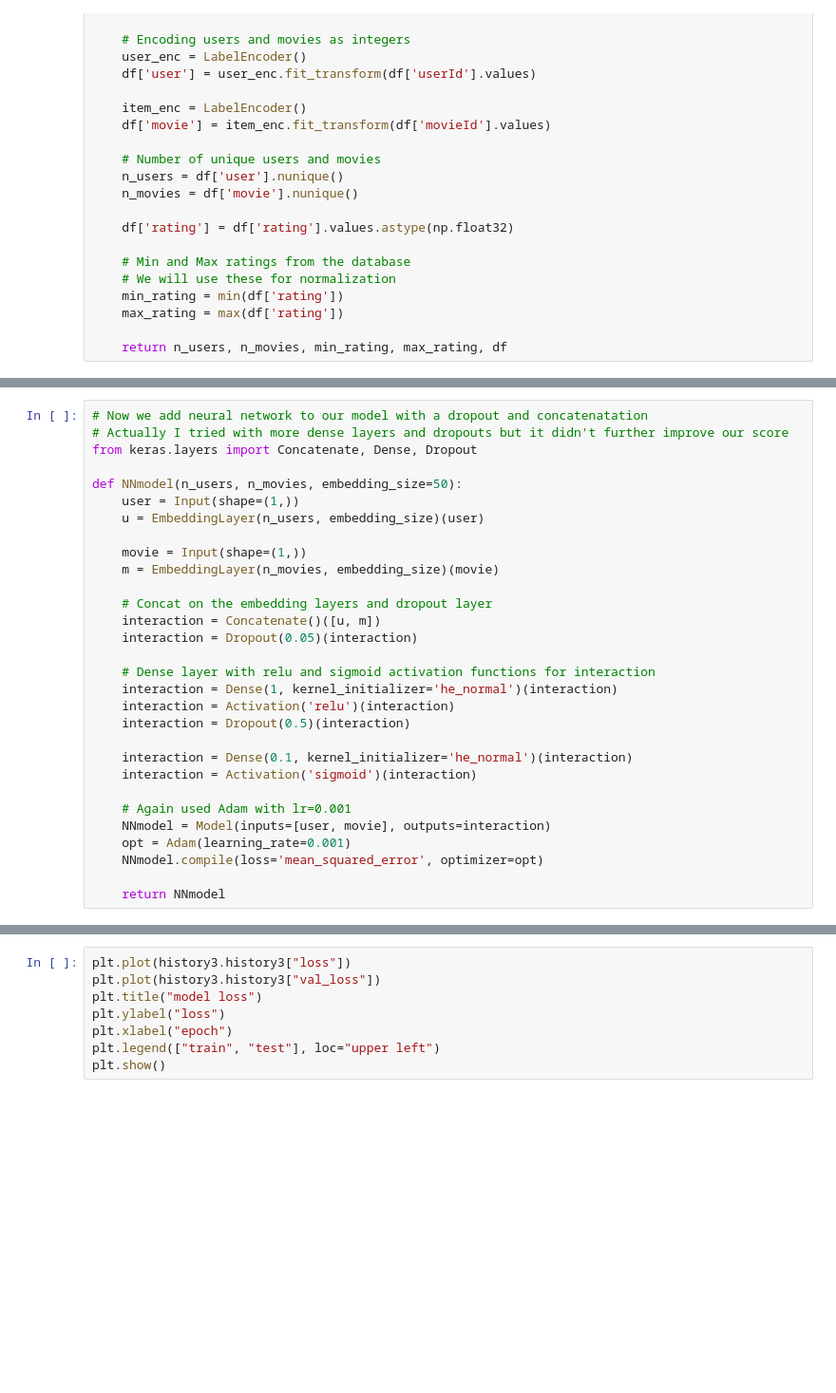
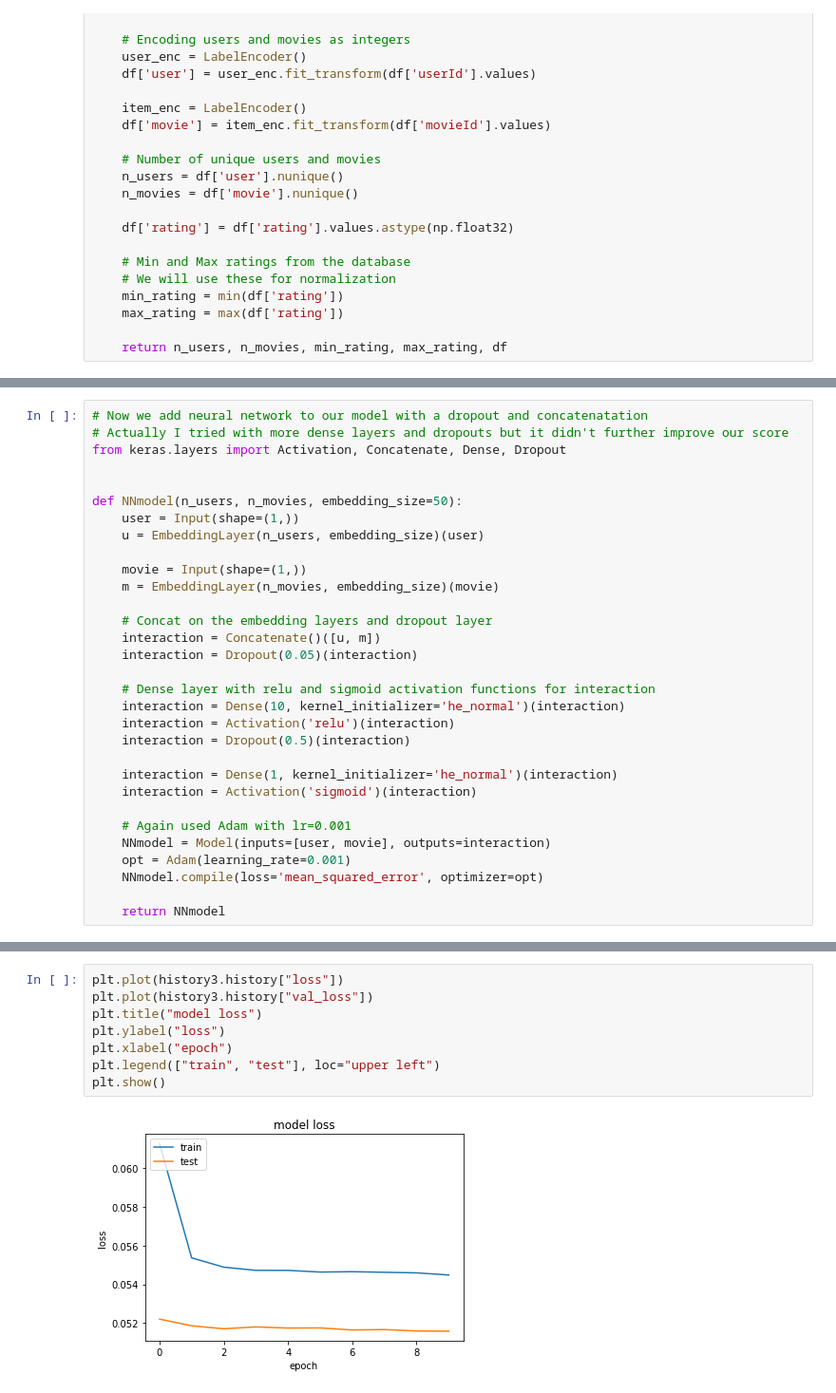
Before and after one commit to Aerospacerr/Recommender-Systems-by-Neural-Network, a Jupyter notebook: NN_Recommender_System.ipynb, the cells around one changed output, grey strips where cells are left out. Shown at 95% size. Cells and saved outputs as stored; diff of their text form; blank space fills up the shorter version.

```diff
--- a/NN_Recommender_System.ipynb
+++ b/NN_Recommender_System.ipynb
@@ -220,7 +295,8 @@ plt.show()
 # %%
 # Now we add neural network to our model with a dropout and concatenatation
 # Actually I tried with more dense layers and dropouts but it didn't further improve our score
-from keras.layers import Concatenate, Dense, Dropout
+from keras.layers import Activation, Concatenate, Dense, Dropout
+
 
 def NNmodel(n_users, n_movies, embedding_size=50):
     user = Input(shape=(1,))
@@ -234,11 +310,11 @@ def NNmodel(n_users, n_movies, embedding_size=50):
     interaction = Dropout(0.05)(interaction)
 
     # Dense layer with relu and sigmoid activation functions for interaction
-    interaction = Dense(1, kernel_initializer='he_normal')(interaction)
+    interaction = Dense(10, kernel_initializer='he_normal')(interaction)
     interaction = Activation('relu')(interaction)
     interaction = Dropout(0.5)(interaction)
 
-    interaction = Dense(0.1, kernel_initializer='he_normal')(interaction)
+    interaction = Dense(1, kernel_initializer='he_normal')(interaction)
     interaction = Activation('sigmoid')(interaction)
 
     # Again used Adam with lr=0.001
@@ -289,8 +445,10 @@ history3 = model3.fit(x=X_train_array,
 # %%
-plt.plot(history3.history3["loss"])
-plt.plot(history3.history3["val_loss"])
+plt.plot(history3.history["loss"])
+plt.plot(history3.history["val_loss"])
 plt.title("model loss")
 plt.ylabel("loss")
 plt.xlabel("epoch")
 plt.legend(["train", "test"], loc="upper left")
 plt.show()
+# %% [output]
+[figure, added]
```
Also changed, not shown: parts of 18 cells of this notebook.
